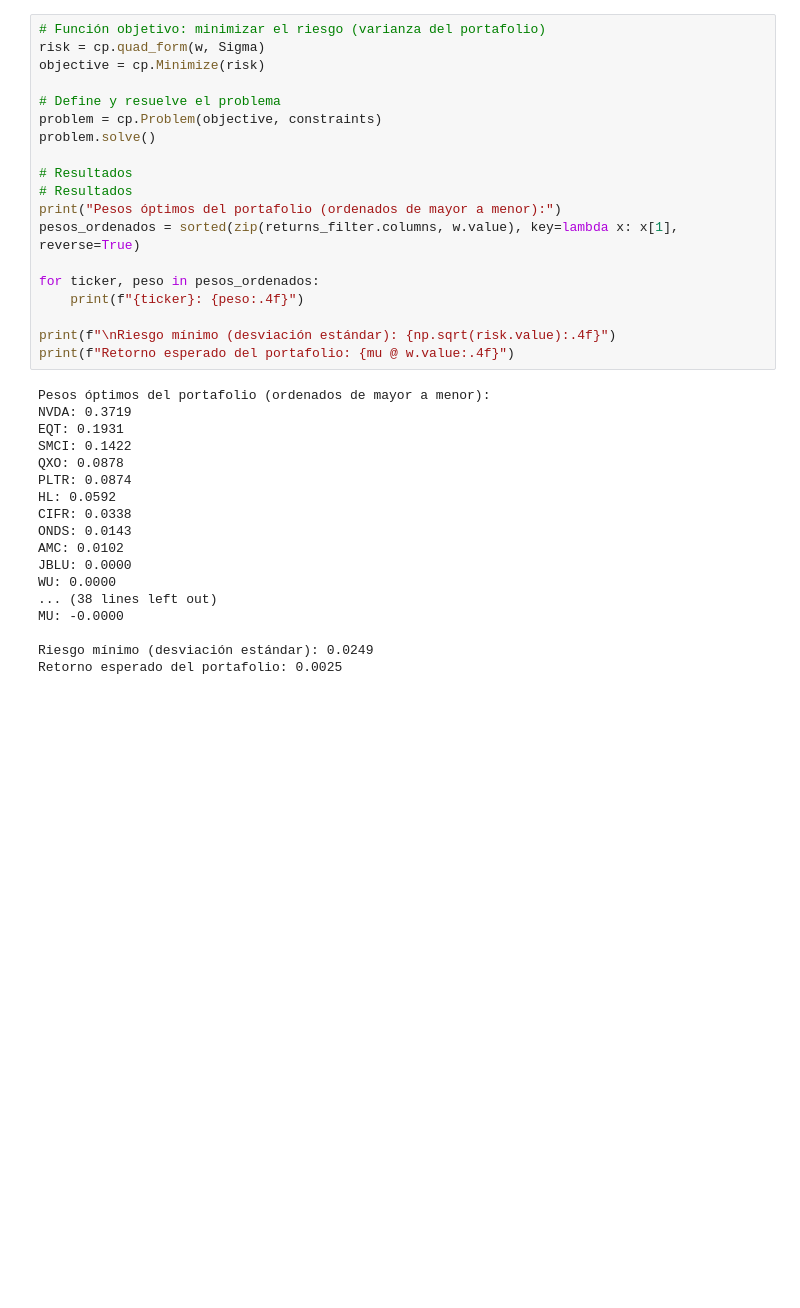
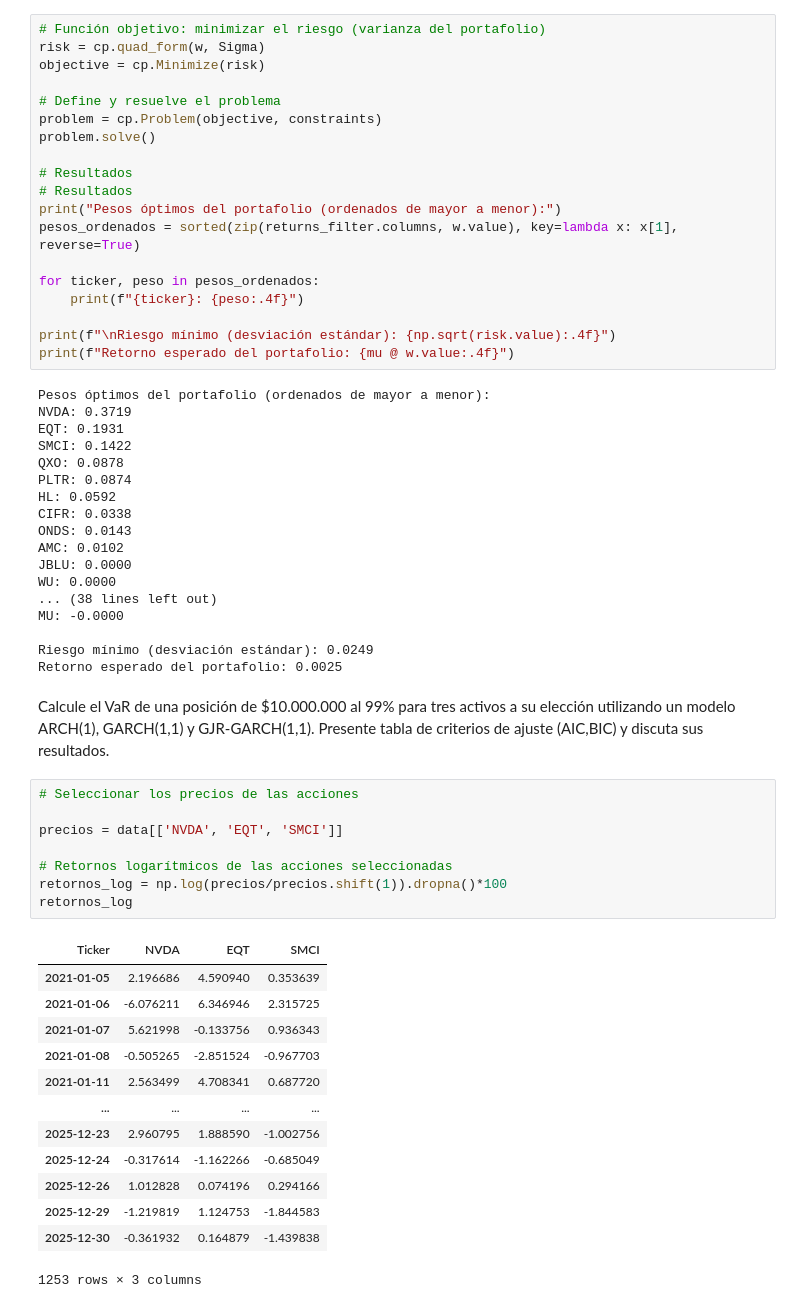
Before and after one commit to Felipe-Lopez-Vergara/ds_finance_-Lopez-, a Jupyter notebook: notebooks/HW_Sesion_7.ipynb, the cells around one changed output. Drawn from its saved outputs; the diff is of its cells as text; blank space fills up the shorter version.

```diff
--- a/notebooks/HW_Sesion_7.ipynb
+++ b/notebooks/HW_Sesion_7.ipynb
@@ -561,3 +563,27 @@ MU: -0.0000
 
 Riesgo mínimo (desviación estándar): 0.0249
 Retorno esperado del portafolio: 0.0025
+# %% [markdown]
+Calcule el VaR de una posición de $10.000.000 al 99% para tres activos a su elección utilizando un modelo ARCH(1), GARCH(1,1) y GJR-GARCH(1,1). Presente tabla de criterios de ajuste (AIC,BIC) y discuta sus resultados.
+# %%
+# Seleccionar los precios de las acciones
+
+precios = data[['NVDA', 'EQT', 'SMCI']]
+
+# Retornos logarítmicos de las acciones seleccionadas
+retornos_log = np.log(precios/precios.shift(1)).dropna()*100
+retornos_log
+# %% [output]
+| Ticker | NVDA | EQT | SMCI |
+| 2021-01-05 | 2.196686 | 4.590940 | 0.353639 |
+| 2021-01-06 | -6.076211 | 6.346946 | 2.315725 |
+| 2021-01-07 | 5.621998 | -0.133756 | 0.936343 |
+| 2021-01-08 | -0.505265 | -2.851524 | -0.967703 |
+| 2021-01-11 | 2.563499 | 4.708341 | 0.687720 |
+| ... | ... | ... | ... |
+| 2025-12-23 | 2.960795 | 1.888590 | -1.002756 |
+| 2025-12-24 | -0.317614 | -1.162266 | -0.685049 |
+| 2025-12-26 | 1.012828 | 0.074196 | 0.294166 |
+| 2025-12-29 | -1.219819 | 1.124753 | -1.844583 |
+| 2025-12-30 | -0.361932 | 0.164879 | -1.439838 |
+1253 rows × 3 columns
```
Also changed, not shown: parts of 8 cells of this notebook.
